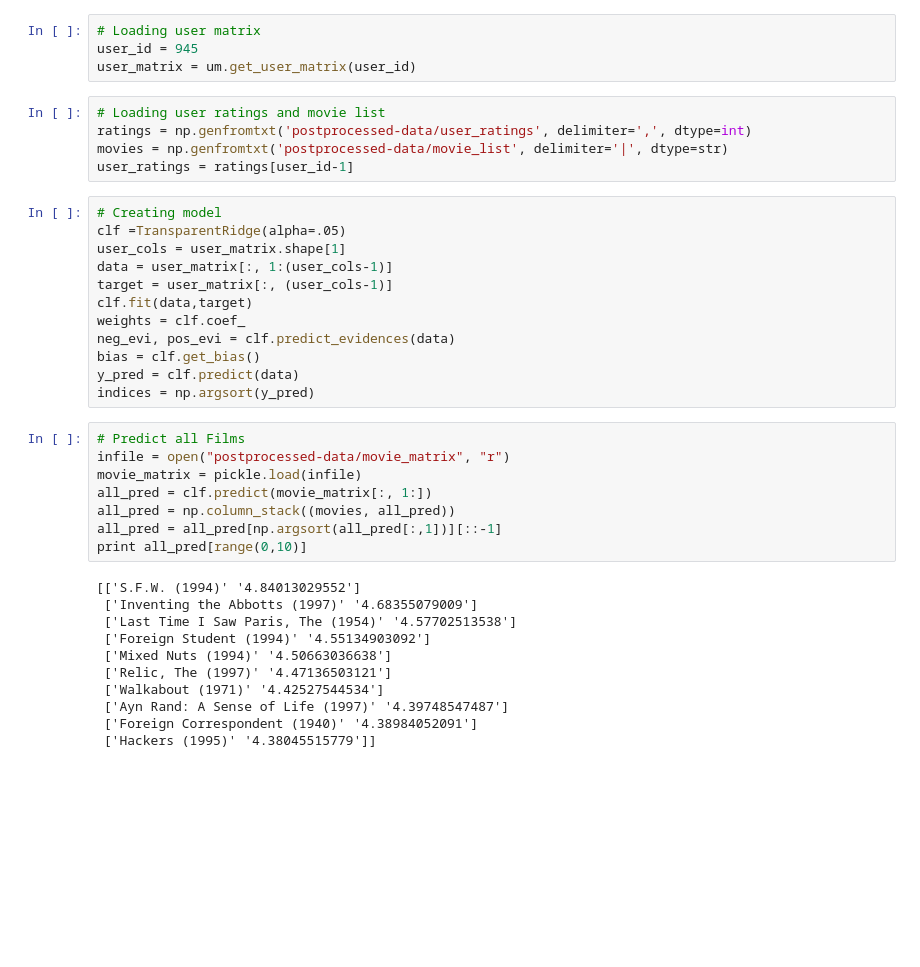
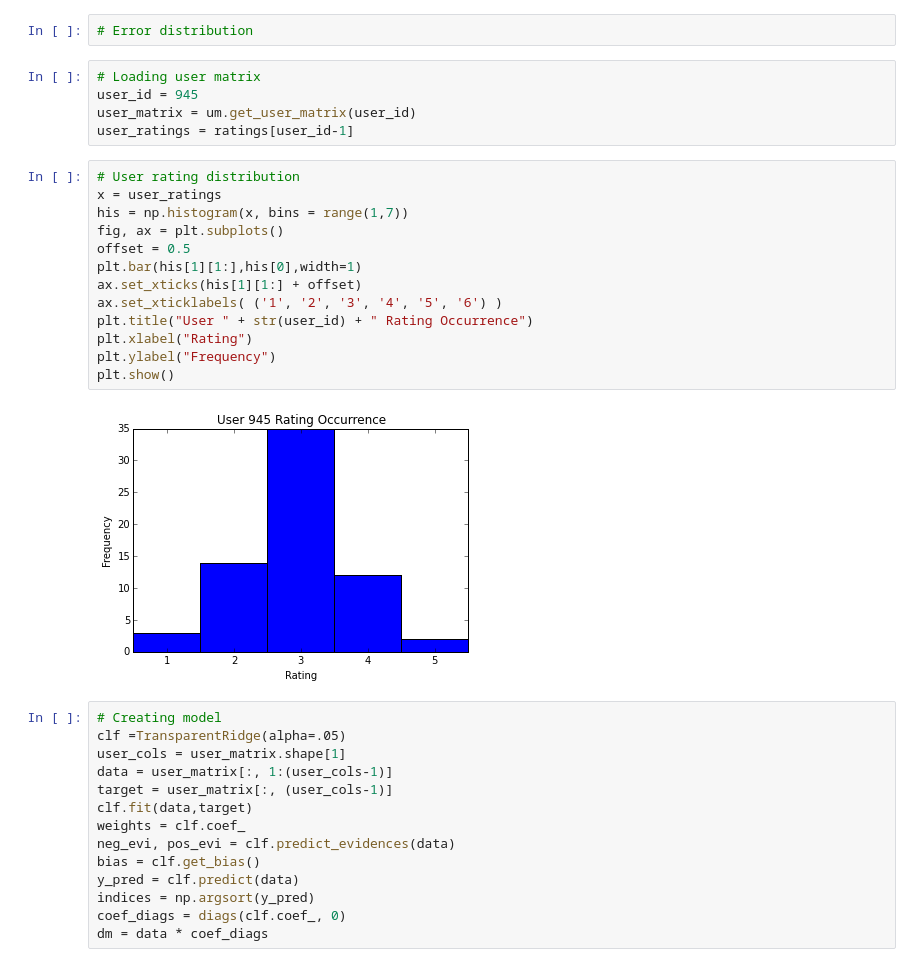
Before and after one commit to n-getty/TransparentRec, a Jupyter notebook: TransparentRec.ipynb, the cells around one changed output. Saved outputs shown, nothing was run; the diff lists cells and outputs as text; blank space fills up the shorter version.

```diff
--- a/TransparentRec.ipynb
+++ b/TransparentRec.ipynb
@@ -7,12 +69,25 @@ from Classifiers import TransparentRidge
+# %%
+# Error distribution
 # %%
 # Loading user matrix
 user_id = 945
 user_matrix = um.get_user_matrix(user_id)
+user_ratings = ratings[user_id-1]
-# %%
-# Loading user ratings and movie list
-ratings = np.genfromtxt('postprocessed-data/user_ratings', delimiter=',', dtype=int)
-movies = np.genfromtxt('postprocessed-data/movie_list', delimiter='|', dtype=str)
-user_ratings = ratings[user_id-1]
+# %%
+# User rating distribution
+x = user_ratings
+his = np.histogram(x, bins = range(1,7))
+fig, ax = plt.subplots()
+offset = 0.5
+plt.bar(his[1][1:],his[0],width=1)
+ax.set_xticks(his[1][1:] + offset)
+ax.set_xticklabels( ('1', '2', '3', '4', '5', '6') )
+plt.title("User " + str(user_id) + " Rating Occurrence")
+plt.xlabel("Rating")
+plt.ylabel("Frequency")
+plt.show()
+# %% [output]
+[figure, added]
 # %%
 # Creating model
 clf =TransparentRidge(alpha=.05)
@@ -25,25 +100,8 @@ neg_evi, pos_evi = clf.predict_evidences(data)
 bias = clf.get_bias()
 y_pred = clf.predict(data)
 indices = np.argsort(y_pred)
+coef_diags = diags(clf.coef_, 0)
+dm = data * coef_diags
-# %%
-# Predict all Films
-infile = open("postprocessed-data/movie_matrix", "r")
-movie_matrix = pickle.load(infile)
-all_pred = clf.predict(movie_matrix[:, 1:])
-all_pred = np.column_stack((movies, all_pred))
-all_pred = all_pred[np.argsort(all_pred[:,1])][::-1]
-print all_pred[range(0,10)]
-# %% [output]
-[['S.F.W. (1994)' '4.84013029552']
- ['Inventing the Abbotts (1997)' '4.68355079009']
- ['Last Time I Saw Paris, The (1954)' '4.57702513538']
- ['Foreign Student (1994)' '4.55134903092']
- ['Mixed Nuts (1994)' '4.50663036638']
- ['Relic, The (1997)' '4.47136503121']
- ['Walkabout (1971)' '4.42527544534']
- ['Ayn Rand: A Sense of Life (1997)' '4.39748547487']
- ['Foreign Correspondent (1940)' '4.38984052091']
- ['Hackers (1995)' '4.38045515779']]
 # %%
 # The Highest Rating
 j = indices[-1]
```
Also changed, not shown: parts of 11 cells of this notebook, 1 other file.
